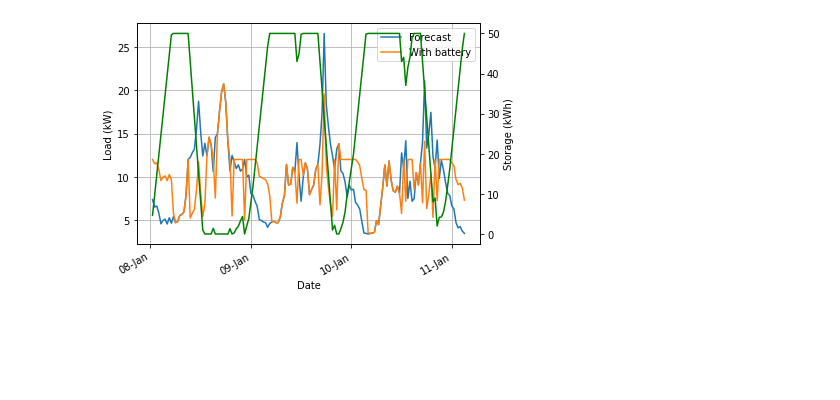
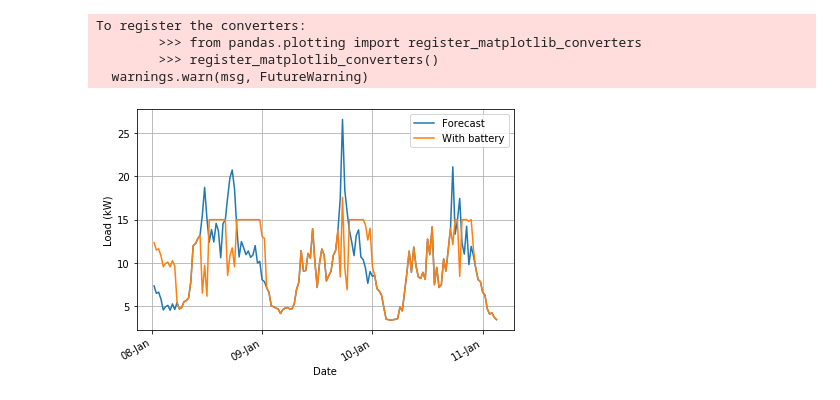
Before and after one commit to stait20/Code, a Jupyter notebook: Fife-data/SetpointController.ipynb, the cells around one changed output. Saved outputs shown, nothing was run; the diff lists cells and outputs as text; code cells hidden in the pictures; blank space fills up the shorter version.

```diff
--- a/Fife-data/SetpointController.ipynb
+++ b/Fife-data/SetpointController.ipynb
@@ -13,16 +13,16 @@ df['crawford_pers_forecast'] = df['crawfordCrescent_F2'].shift(336, axis=0)
 pers = df["crawford_pers_forecast"].iloc[336:].values
 # %%
 # Limit where battery charge will toggle
-trigger = 12
+trigger = 15
 chargeRate = 5
-dischargeRate = -7
+dischargeRate = -9
 battChargeInst = 0
+battCapacity = 50   # kWh
 battCharge = []
 loadInst = 0
 load = []
 isCharging = []
 # Capacity of battery, look into this more later
-battCapacity = 50   # kWh
 # diff > 0 charging, diff < 0 discharing
 diff = trigger - pers
 for index, value in enumerate(diff):
@@ -66,27 +66,29 @@ for index, value in enumerate(diff):
 # %%
 l = 0
 h = 150
 
 fig, ax = plt.subplots()
 ax.plot(df["Timestamp"].iloc[l+336:h+336], pers[l:h], label="Forecast")
 ax.plot(df["Timestamp"].iloc[l+336:h+336], load[l:h], label="With battery")
-ax2 = ax.twinx()
-ax2.plot(df["Timestamp"].iloc[l+336:h+336], battCharge[l:h], color="green", label="SoC")
+
 # Major ticks every day
 ax.xaxis.set_major_locator(mdates.DayLocator())
 ax.grid(True)
 # Set labels to day number - month name
 ax.xaxis.set_major_formatter(mdates.DateFormatter('%d-%b'))
 # Rotates and right-aligns the x labels to avoid crowding
 for label in ax.get_xticklabels(which='major'):
     label.set(rotation=30, horizontalalignment='right')
 ax.set_ylabel("Load (kW)")
 ax.set_xlabel("Date")
-ax2.set_ylabel("Storage (kWh)")
 ax.legend()
 
 plt.tight_layout()
 plt.savefig("battery_on_forecast_load.jpg", dpi=300, bbox_inches="tight")
 plt.show()
 # %% [output]
+To register the converters:
+        >>> from pandas.plotting import register_matplotlib_converters
+        >>> register_matplotlib_converters()
+  warnings.warn(msg, FutureWarning)
-[figure, old version]
+[figure, new version]
```
Also changed, not shown: parts of 5 cells of this notebook.
